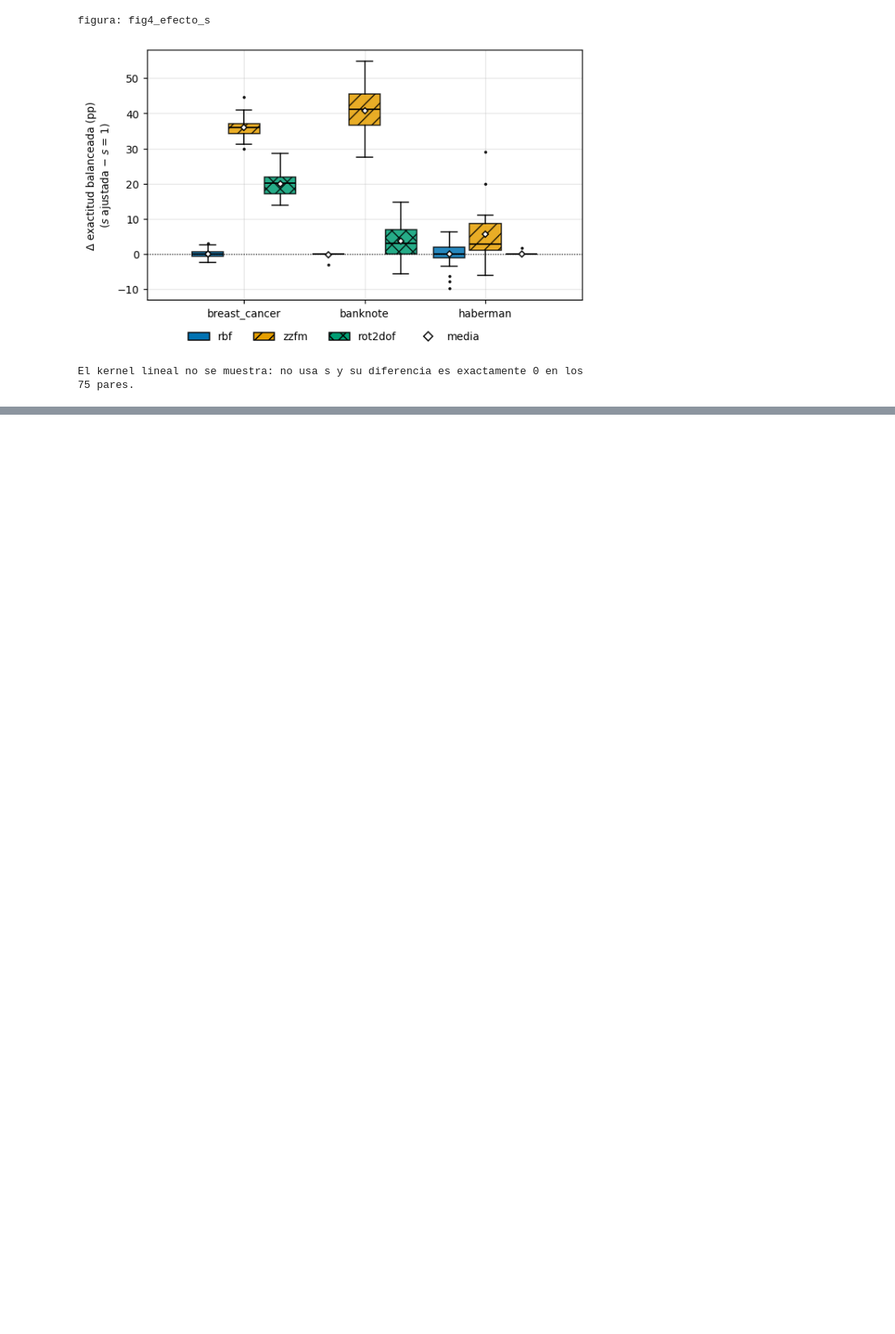
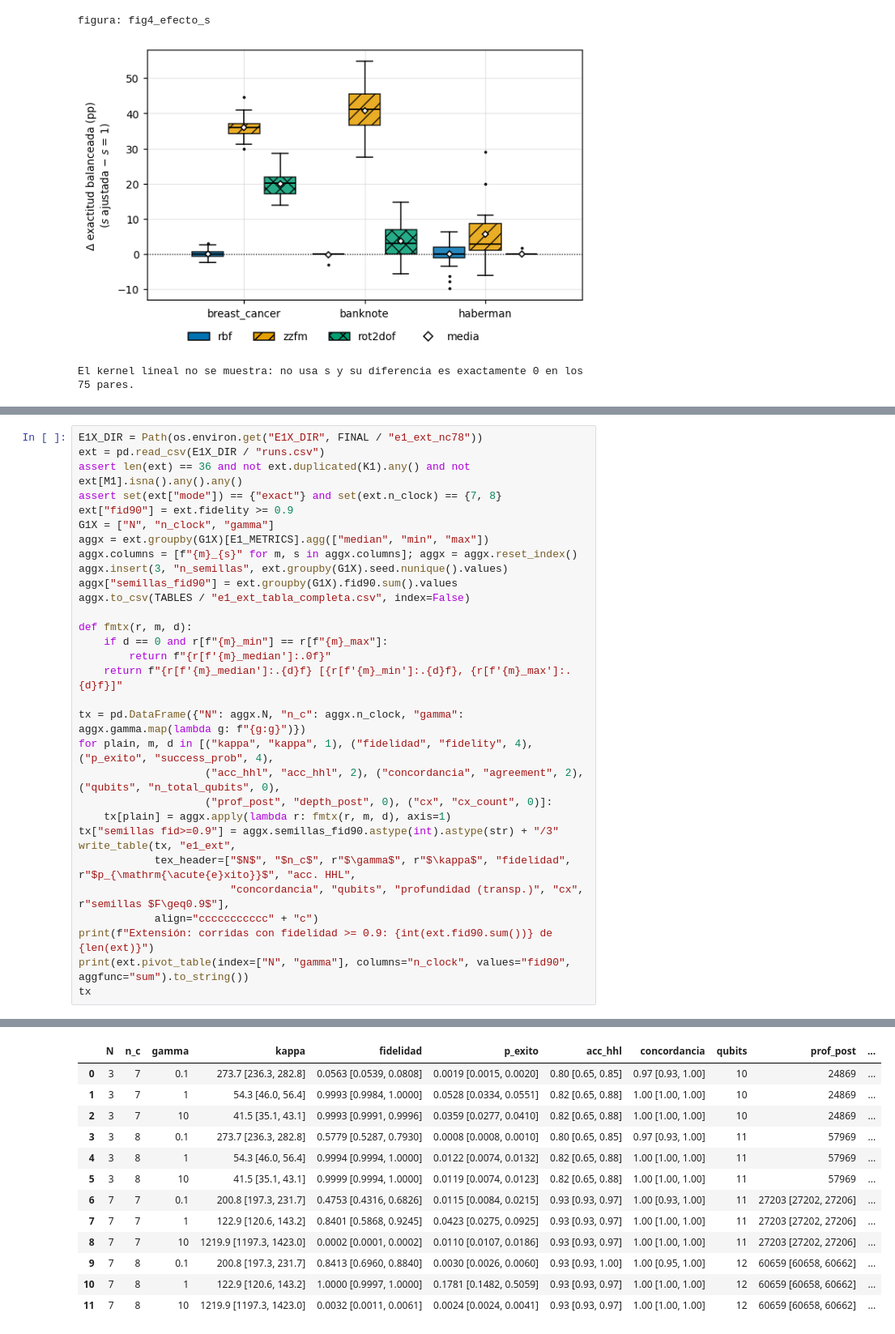
Before and after one commit to marcel-silva27/computacion-cuantica, a Jupyter notebook: notebooks/04_analisis.ipynb, the cells around one changed output, grey strips where cells are left out. Shown at 81% size. Saved outputs shown, nothing was run; the diff lists cells and outputs as text; blank space fills up the shorter version.

```diff
--- a/notebooks/04_analisis.ipynb
+++ b/notebooks/04_analisis.ipynb
@@ -565,0 +573,32 @@ El kernel lineal no se muestra: no usa s y su diferencia es exactamente 0 en los
+# %%
+E1X_DIR = Path(os.environ.get("E1X_DIR", FINAL / "e1_ext_nc78"))
+ext = pd.read_csv(E1X_DIR / "runs.csv")
+assert len(ext) == 36 and not ext.duplicated(K1).any() and not ext[M1].isna().any().any()
+assert set(ext["mode"]) == {"exact"} and set(ext.n_clock) == {7, 8}
+ext["fid90"] = ext.fidelity >= 0.9
+G1X = ["N", "n_clock", "gamma"]
+aggx = ext.groupby(G1X)[E1_METRICS].agg(["median", "min", "max"])
+aggx.columns = [f"{m}_{s}" for m, s in aggx.columns]; aggx = aggx.reset_index()
+aggx.insert(3, "n_semillas", ext.groupby(G1X).seed.nunique().values)
+aggx["semillas_fid90"] = ext.groupby(G1X).fid90.sum().values
+aggx.to_csv(TABLES / "e1_ext_tabla_completa.csv", index=False)
+
+def fmtx(r, m, d):
+    if d == 0 and r[f"{m}_min"] == r[f"{m}_max"]:
+        return f"{r[f'{m}_median']:.0f}"
+    return f"{r[f'{m}_median']:.{d}f} [{r[f'{m}_min']:.{d}f}, {r[f'{m}_max']:.{d}f}]"
+
+tx = pd.DataFrame({"N": aggx.N, "n_c": aggx.n_clock, "gamma": aggx.gamma.map(lambda g: f"{g:g}")})
+for plain, m, d in [("kappa", "kappa", 1), ("fidelidad", "fidelity", 4), ("p_exito", "success_prob", 4),
+                    ("acc_hhl", "acc_hhl", 2), ("concordancia", "agreement", 2), ("qubits", "n_total_qubits", 0),
+                    ("prof_post", "depth_post", 0), ("cx", "cx_count", 0)]:
+    tx[plain] = aggx.apply(lambda r: fmtx(r, m, d), axis=1)
+tx["semillas fid>=0.9"] = aggx.semillas_fid90.astype(int).astype(str) + "/3"
+write_table(tx, "e1_ext",
+            tex_header=["$N$", "$n_c$", r"$\gamma$", r"$\kappa$", "fidelidad", r"$p_{\mathrm{\acute{e}xito}}$", "acc. HHL",
+                        "concordancia", "qubits", "profundidad (transp.)", "cx", r"semillas $F\geq0.9$"],
+            align="ccccccccccc" + "c")
+print(f"Extensión: corridas con fidelidad >= 0.9: {int(ext.fid90.sum())} de {len(ext)}")
+print(ext.pivot_table(index=["N", "gamma"], columns="n_clock", values="fid90", aggfunc="sum").to_string())
+tx
+# %% [output]
@@ -565,0 +615,13 @@ El kernel lineal no se muestra: no usa s y su diferencia es exactamente 0 en los
+|  | N | n_c | gamma | kappa | fidelidad | p_exito | acc_hhl | concordancia | qubits | prof_post | ... |
+| 0 | 3 | 7 | 0.1 | 273.7 [236.3, 282.8] | 0.0563 [0.0539, 0.0808] | 0.0019 [0.0015, 0.0020] | 0.80 [0.65, 0.85] | 0.97 [0.93, 1.00] | 10 | 24869 | ... |
+| 1 | 3 | 7 | 1 | 54.3 [46.0, 56.4] | 0.9993 [0.9984, 1.0000] | 0.0528 [0.0334, 0.0551] | 0.82 [0.65, 0.88] | 1.00 [1.00, 1.00] | 10 | 24869 | ... |
+| 2 | 3 | 7 | 10 | 41.5 [35.1, 43.1] | 0.9993 [0.9991, 0.9996] | 0.0359 [0.0277, 0.0410] | 0.82 [0.65, 0.88] | 1.00 [1.00, 1.00] | 10 | 24869 | ... |
+| 3 | 3 | 8 | 0.1 | 273.7 [236.3, 282.8] | 0.5779 [0.5287, 0.7930] | 0.0008 [0.0008, 0.0010] | 0.80 [0.65, 0.85] | 0.97 [0.93, 1.00] | 11 | 57969 | ... |
+| 4 | 3 | 8 | 1 | 54.3 [46.0, 56.4] | 0.9994 [0.9994, 1.0000] | 0.0122 [0.0074, 0.0132] | 0.82 [0.65, 0.88] | 1.00 [1.00, 1.00] | 11 | 57969 | ... |
+| 5 | 3 | 8 | 10 | 41.5 [35.1, 43.1] | 0.9999 [0.9994, 1.0000] | 0.0119 [0.0074, 0.0123] | 0.82 [0.65, 0.88] | 1.00 [1.00, 1.00] | 11 | 57969 | ... |
+| 6 | 7 | 7 | 0.1 | 200.8 [197.3, 231.7] | 0.4753 [0.4316, 0.6826] | 0.0115 [0.0084, 0.0215] | 0.93 [0.93, 0.97] | 1.00 [0.93, 1.00] | 11 | 27203 [27202, 27206] | ... |
+| 7 | 7 | 7 | 1 | 122.9 [120.6, 143.2] | 0.8401 [0.5868, 0.9245] | 0.0423 [0.0275, 0.0925] | 0.93 [0.93, 0.97] | 1.00 [1.00, 1.00] | 11 | 27203 [27202, 27206] | ... |
+| 8 | 7 | 7 | 10 | 1219.9 [1197.3, 1423.0] | 0.0002 [0.0001, 0.0002] | 0.0110 [0.0107, 0.0186] | 0.93 [0.93, 0.97] | 1.00 [1.00, 1.00] | 11 | 27203 [27202, 27206] | ... |
+| 9 | 7 | 8 | 0.1 | 200.8 [197.3, 231.7] | 0.8413 [0.6960, 0.8840] | 0.0030 [0.0026, 0.0060] | 0.93 [0.93, 1.00] | 1.00 [0.95, 1.00] | 12 | 60659 [60658, 60662] | ... |
+| 10 | 7 | 8 | 1 | 122.9 [120.6, 143.2] | 1.0000 [0.9997, 1.0000] | 0.1781 [0.1482, 0.5059] | 0.93 [0.93, 0.97] | 1.00 [1.00, 1.00] | 12 | 60659 [60658, 60662] | ... |
+| 11 | 7 | 8 | 10 | 1219.9 [1197.3, 1423.0] | 0.0032 [0.0011, 0.0061] | 0.0024 [0.0024, 0.0041] | 0.93 [0.93, 0.97] | 1.00 [1.00, 1.00] | 12 | 60659 [60658, 60662] | ... |
```
Also changed, not shown: parts of 4 cells of this notebook, 11 other files.
